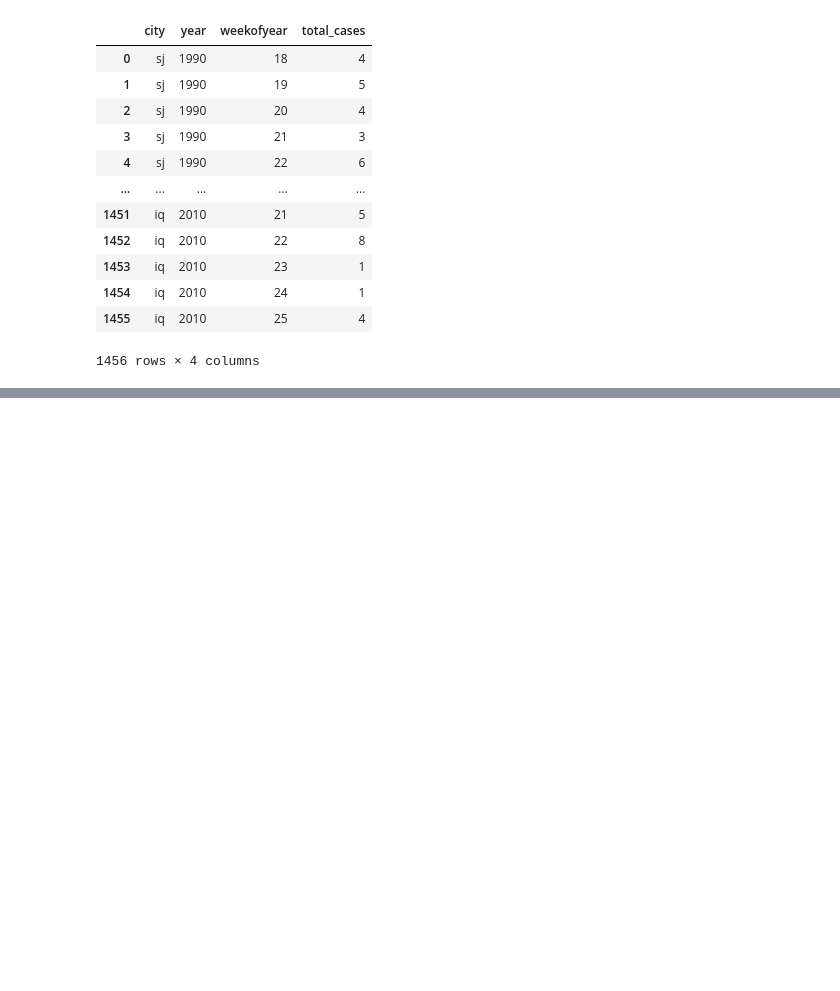
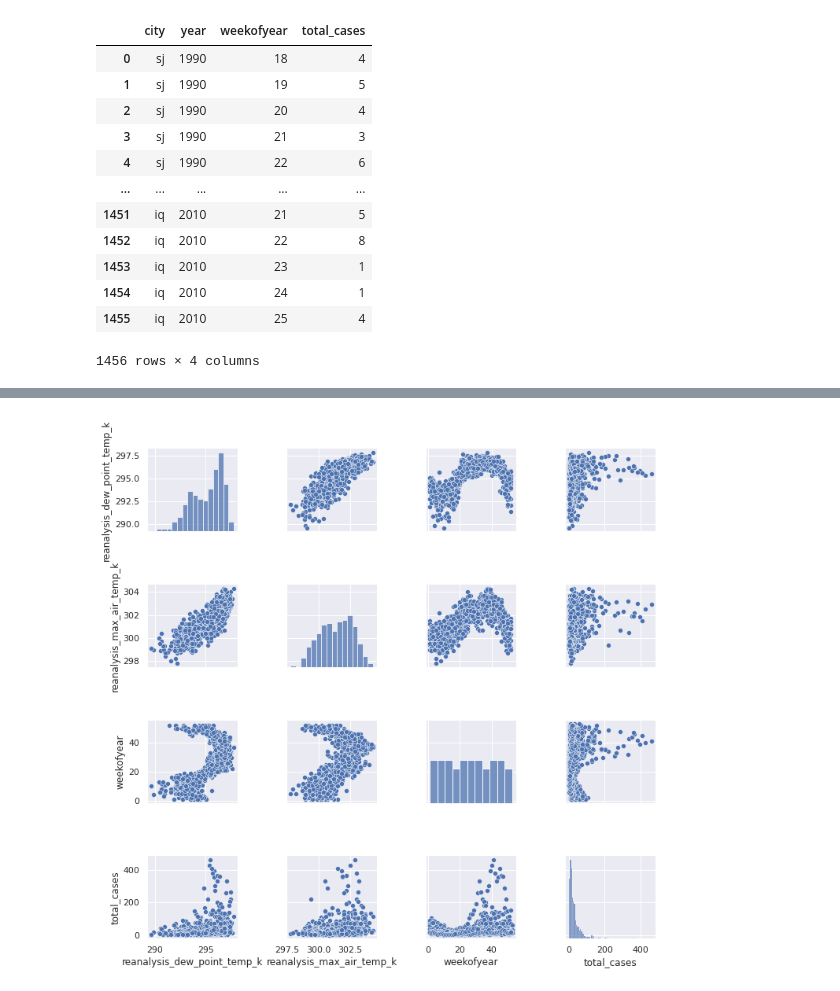
Before and after one commit to sipocz/_dengue, a Jupyter notebook: _dengue_01.ipynb, the cells around one changed output, grey strips where cells are left out. Saved outputs shown, nothing was run; the diff lists cells and outputs as text; code cells hidden in the pictures; blank space fills up the shorter version.

```diff
--- a/_dengue_01.ipynb
+++ b/_dengue_01.ipynb
@@ -100,0 +129,4 @@ AttributeError: ignored
+# %%
+XX=X_train
+# %%
+XX["total_cases"]=y_train['total_cases']
@@ -100,0 +149,4 @@ AttributeError: ignored
+# %%
+
+XX_sj=XX[XX.city == "sj"]
+XX_iq=XX[XX.city == "iq"]
@@ -100,0 +175,7 @@ AttributeError: ignored
+# %%
+import seaborn as sns
+sns.set()
+sns.pairplot(XX_sj[["reanalysis_dew_point_temp_k","reanalysis_max_air_temp_k","weekofyear","total_cases"]], size = 2.5)
+plt.show();
+# %% [output]
+[figure, added]
```
Also changed, not shown: parts of 8 cells of this notebook.
